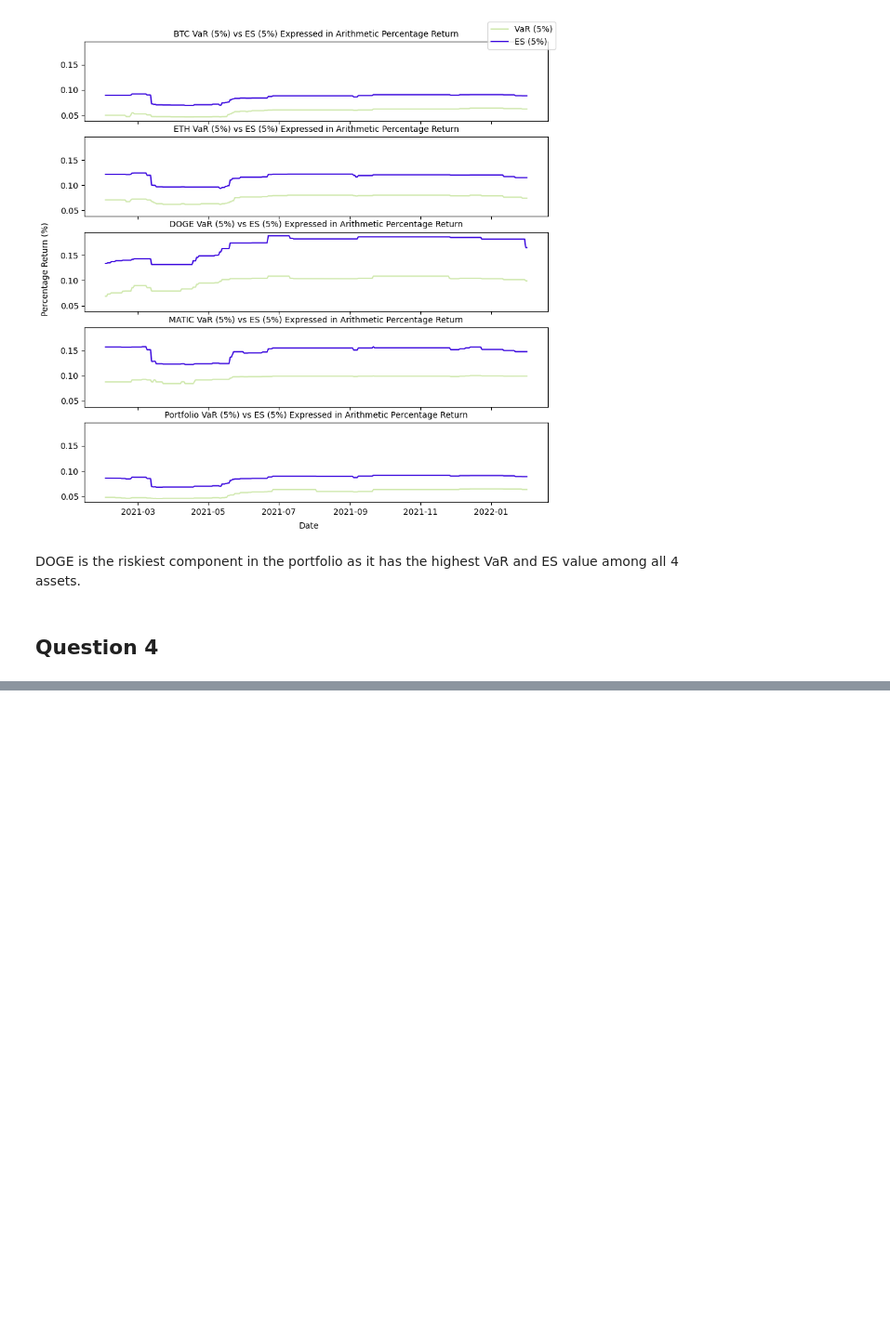
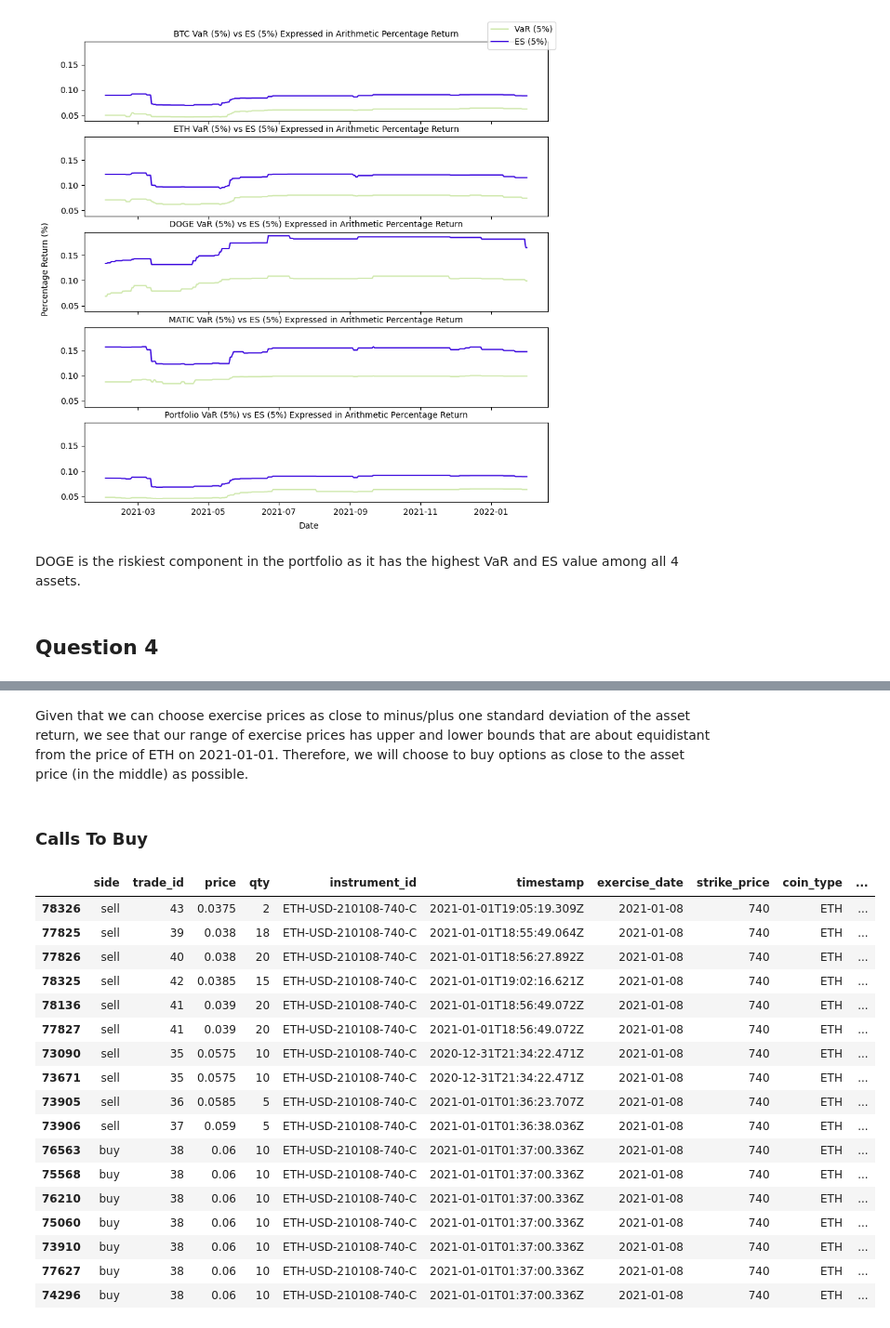
Before and after one commit to remuslum/BT4016team, a Jupyter notebook: Project.ipynb, the cells around one changed output, grey strips where cells are left out. Shown at 93% size. Drawn from its saved outputs; the diff is of its cells as text; code cells hidden in the pictures; blank space fills up the shorter version.

```diff
--- a/Project.ipynb
+++ b/Project.ipynb
@@ -810,0 +487,12 @@ plt.show()
+# %%
+options_df = df2['2020-02-01':][['BTC_close','ETH_close']].copy()
+options_df['BTC_daily_logreturns'] = np.log(options_df['BTC_close'] / options_df['BTC_close'].shift(1))
+options_df['ETH_daily_logreturns'] = np.log(options_df['ETH_close'] / options_df['ETH_close'].shift(1))
+btc_upside_std_dev = np.std(options_df.loc[options_df['BTC_daily_logreturns'] >= 0]['BTC_daily_logreturns'])
+btc_downside_std_dev = np.std(options_df.loc[options_df['BTC_daily_logreturns'] < 0]['BTC_daily_logreturns'])
+eth_upside_std_dev = np.std(options_df.loc[options_df['ETH_daily_logreturns'] >= 0]['ETH_daily_logreturns'])
+eth_downside_std_dev = np.std(options_df.loc[options_df['ETH_daily_logreturns'] < 0]['ETH_daily_logreturns'])
+print(f'Bitcoin - standard deviation of positive daily returns: {btc_upside_std_dev*100:.3f}%')
+print(f'Bitcoin - standard deviation of negative daily returns: {btc_downside_std_dev*100:.3f}%')
+print(f'Ethereum - standard deviation of positive daily returns: {eth_upside_std_dev*100:.3f}%')
+print(f'Ethereum - standard deviation of negative daily returns: {eth_downside_std_dev*100:.3f}%')
@@ -810,0 +536,10 @@ plt.show()
+# %%
+ethpriceatbuyingoptions = float(options_df.loc['2021-01-01']['ETH_close'])
+ethpriceatbuyingoptions = round(ethpriceatbuyingoptions, 2)
+ethcallprice = ethpriceatbuyingoptions*(1+eth_upside_std_dev)
+ethcallprice = round(ethcallprice, 2)
+ethputprice = ethpriceatbuyingoptions*(1-eth_downside_std_dev)
+ethputprice = round(ethputprice, 2)
+print(f'Price of ETH on 2021-01-01: {ethpriceatbuyingoptions}USD')
+print(f'+1 postive returns standard deviation strike price: {ethcallprice}USD')
+print(f'-1 negative returns standard deviation strike price: {ethputprice}USD')
@@ -810,0 +569,36 @@ plt.show()
+# %% [markdown]
+Given that we can choose exercise prices as close to minus/plus one standard deviation of the asset return, we see that our range of exercise prices has upper and lower bounds that are about equidistant from the price of ETH on 2021-01-01. Therefore, we will choose to buy options as close to the asset price (in the middle) as possible.
+# %% [markdown]
+### Calls To Buy
+# %%
+putstobuy = options.loc[(options['exercise_date']=='2021-01-08') & (options['coin_type']=='ETH') & (options['option_type']=='P')]
+callstobuy = options.loc[(options['exercise_date']=='2021-01-08') & (options['coin_type']=='ETH') & (options['option_type']=='C')]
+
+strikeprice = ethpriceatbuyingoptions
+diff = strikeprice - callstobuy['strike_price'].astype(int)
+callcandidates = deepcopy(callstobuy)
+callcandidates['abs_diff'] = diff.abs()
+callcandidates = callcandidates.sort_values('abs_diff', ascending=True)
+idealsp = int(callcandidates.iloc[0]['strike_price'])
+callcandidates = callcandidates.loc[callcandidates['strike_price'].astype(int) == idealsp]
+callcandidates = callcandidates.sort_values('price', ascending=True)
+callcandidates.head(20)
+# %% [output]
+|  | side | trade_id | price | qty | instrument_id | timestamp | exercise_date | strike_price | coin_type | ... |
+| 78326 | sell | 43 | 0.0375 | 2 | ETH-USD-210108-740-C | 2021-01-01T19:05:19.309Z | 2021-01-08 | 740 | ETH | ... |
+| 77825 | sell | 39 | 0.038 | 18 | ETH-USD-210108-740-C | 2021-01-01T18:55:49.064Z | 2021-01-08 | 740 | ETH | ... |
+| 77826 | sell | 40 | 0.038 | 20 | ETH-USD-210108-740-C | 2021-01-01T18:56:27.892Z | 2021-01-08 | 740 | ETH | ... |
+| 78325 | sell | 42 | 0.0385 | 15 | ETH-USD-210108-740-C | 2021-01-01T19:02:16.621Z | 2021-01-08 | 740 | ETH | ... |
+| 78136 | sell | 41 | 0.039 | 20 | ETH-USD-210108-740-C | 2021-01-01T18:56:49.072Z | 2021-01-08 | 740 | ETH | ... |
+| 77827 | sell | 41 | 0.039 | 20 | ETH-USD-210108-740-C | 2021-01-01T18:56:49.072Z | 2021-01-08 | 740 | ETH | ... |
+| 73090 | sell | 35 | 0.0575 | 10 | ETH-USD-210108-740-C | 2020-12-31T21:34:22.471Z | 2021-01-08 | 740 | ETH | ... |
+| 73671 | sell | 35 | 0.0575 | 10 | ETH-USD-210108-740-C | 2020-12-31T21:34:22.471Z | 2021-01-08 | 740 | ETH | ... |
+| 73905 | sell | 36 | 0.0585 | 5 | ETH-USD-210108-740-C | 2021-01-01T01:36:23.707Z | 2021-01-08 | 740 | ETH | ... |
+| 73906 | sell | 37 | 0.059 | 5 | ETH-USD-210108-740-C | 2021-01-01T01:36:38.036Z | 2021-01-08 | 740 | ETH | ... |
+| 76563 | buy | 38 | 0.06 | 10 | ETH-USD-210108-740-C | 2021-01-01T01:37:00.336Z | 2021-01-08 | 740 | ETH | ... |
+| 75568 | buy | 38 | 0.06 | 10 | ETH-USD-210108-740-C | 2021-01-01T01:37:00.336Z | 2021-01-08 | 740 | ETH | ... |
+| 76210 | buy | 38 | 0.06 | 10 | ETH-USD-210108-740-C | 2021-01-01T01:37:00.336Z | 2021-01-08 | 740 | ETH | ... |
+| 75060 | buy | 38 | 0.06 | 10 | ETH-USD-210108-740-C | 2021-01-01T01:37:00.336Z | 2021-01-08 | 740 | ETH | ... |
+| 73910 | buy | 38 | 0.06 | 10 | ETH-USD-210108-740-C | 2021-01-01T01:37:00.336Z | 2021-01-08 | 740 | ETH | ... |
+| 77627 | buy | 38 | 0.06 | 10 | ETH-USD-210108-740-C | 2021-01-01T01:37:00.336Z | 2021-01-08 | 740 | ETH | ... |
+| 74296 | buy | 38 | 0.06 | 10 | ETH-USD-210108-740-C | 2021-01-01T01:37:00.336Z | 2021-01-08 | 740 | ETH | ... |
```
Also changed, not shown: parts of 53 cells of this notebook.
